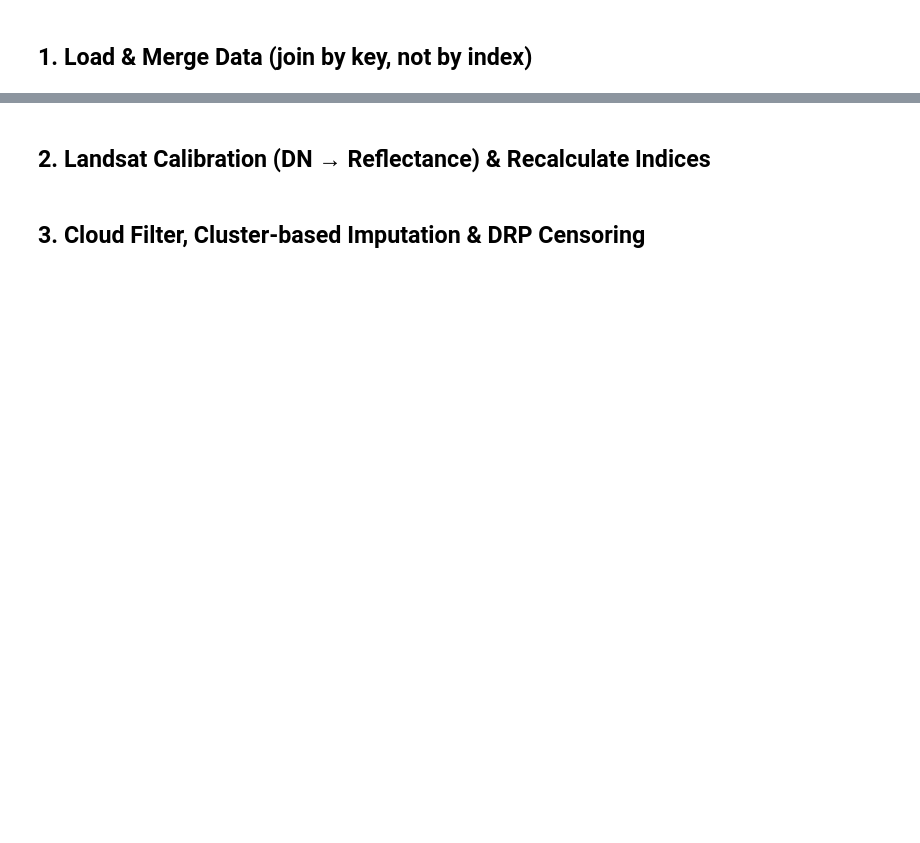
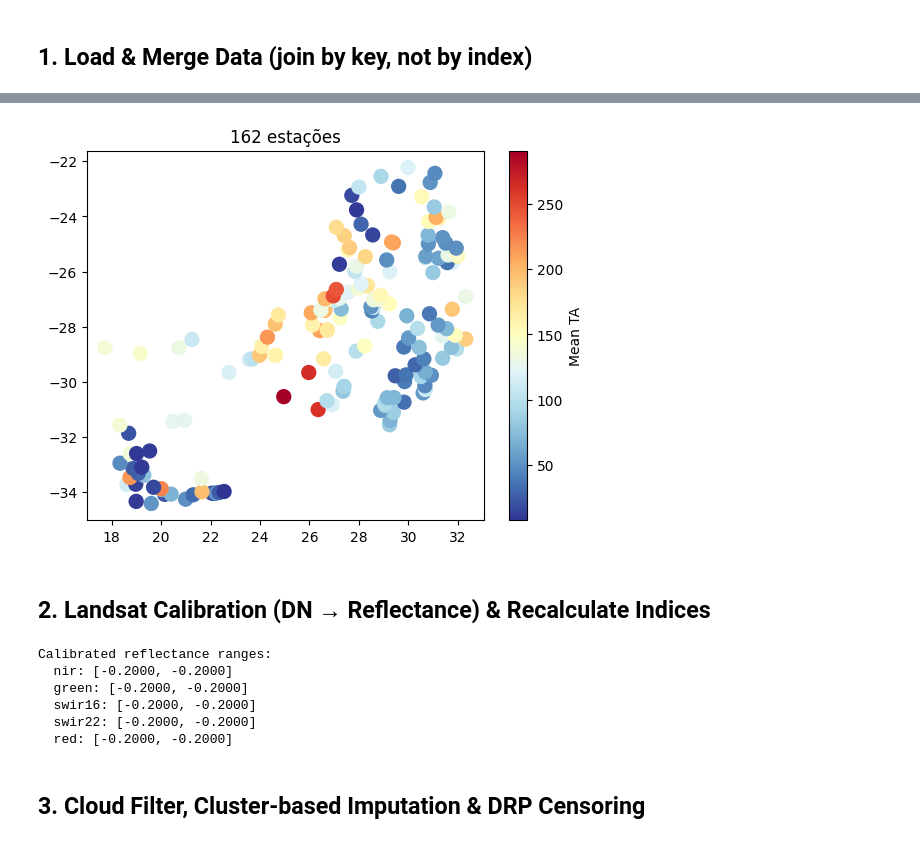
Before and after one commit to isaacdono/ey-hackathon, a Jupyter notebook: submission_model_notebook_snowflake.ipynb, the cells around one changed output, grey strips where cells are left out. Drawn from its saved outputs; the diff is of its cells as text; code cells hidden in the pictures; blank space fills up the shorter version.

```diff
--- a/submission_model_notebook_snowflake.ipynb
+++ b/submission_model_notebook_snowflake.ipynb
@@ -24,12 +42,18 @@ from sklearn.inspection import permutation_importance
 # %%
 wq = pd.read_csv("water_quality_training_dataset.csv")
 landsat = pd.read_csv("landsat_features_training.csv")
+landsat_new = pd.read_csv("landsat_new_features_training.csv")   # adds: red, blue
 terra = pd.read_csv("terraclimate_features_training.csv")
+terra_new = pd.read_csv("terraclimate_new_features_training.csv") # adds: ppt, def, soil, q, aet
 
 # Merge by key — never by index
 JOIN_KEYS = ['Latitude', 'Longitude', 'Sample Date']
-df = wq.merge(landsat, on=JOIN_KEYS, how='left') \
-       .merge(terra, on=JOIN_KEYS, how='left')
+df = wq.merge(landsat,     on=JOIN_KEYS, how='left') \
+       .merge(landsat_new, on=JOIN_KEYS, how='left') \
+       .merge(terra,       on=JOIN_KEYS, how='left') \
+       .merge(terra_new,   on=JOIN_KEYS, how='left')
+
+# df = df[df['Latitude'] < -31.0].copy() # escolhemos apenas o sul, que tem cobertura no teste
 
 print(f"Shape after merge: {df.shape}")
 display(df.head())
@@ -36,22 +68,45 @@ display(df.head())
+# %%
+import matplotlib.pyplot as plt
+
+sul_stations = df.groupby(['Latitude', 'Longitude']).agg(
+    n_samples=('Total Alkalinity', 'count'),
+    mean_TA=('Total Alkalinity', 'mean')
+).reset_index()
+
+plt.scatter(sul_stations['Longitude'], sul_stations['Latitude'],
+            c=sul_stations['mean_TA'], cmap='RdYlBu_r', s=100)
+plt.colorbar(label='Mean TA')
+plt.title(f'{len(sul_stations)} estações')
+plt.show()
+# %% [output]
+[figure, added]
 # %% [markdown]
 ## 2. Landsat Calibration (DN → Reflectance) & Recalculate Indices
 # %%
-BANDS = ['nir', 'green', 'swir16', 'swir22']
+BANDS = ['nir', 'green', 'swir16', 'swir22', 'red']
 
 def calibrate_landsat(data):
     """Apply Landsat C2L2 scale/offset to convert DN → surface reflectance."""
     scale, offset = 0.0000275, -0.2
     for col in BANDS:
         data[col] = data[col] * scale + offset
-    # Recalculate indices from calibrated reflectance
+    # Spectral indices from calibrated reflectance
     data['NDMI']  = (data['nir'] - data['swir16']) / (data['nir'] + data['swir16'])
     data['MNDWI'] = (data['green'] - data['swir22']) / (data['green'] + data['swir22'])
+    data['NDVI']  = (data['nir'] - data['red'])    / (data['nir'] + data['red'])
     return data
 
 df = calibrate_landsat(df)
 print("Calibrated reflectance ranges:")
 for b in BANDS:
     print(f"  {b}: [{df[b].min():.4f}, {df[b].max():.4f}]")
+# %% [output]
+Calibrated reflectance ranges:
+  nir: [-0.2000, -0.2000]
+  green: [-0.2000, -0.2000]
+  swir16: [-0.2000, -0.2000]
+  swir22: [-0.2000, -0.2000]
+  red: [-0.2000, -0.2000]
 # %% [markdown]
 ## 3. Cloud Filter, Cluster-based Imputation & DRP Censoring
 # %%
```
Also changed, not shown: parts of 14 cells of this notebook, 2 other files.
